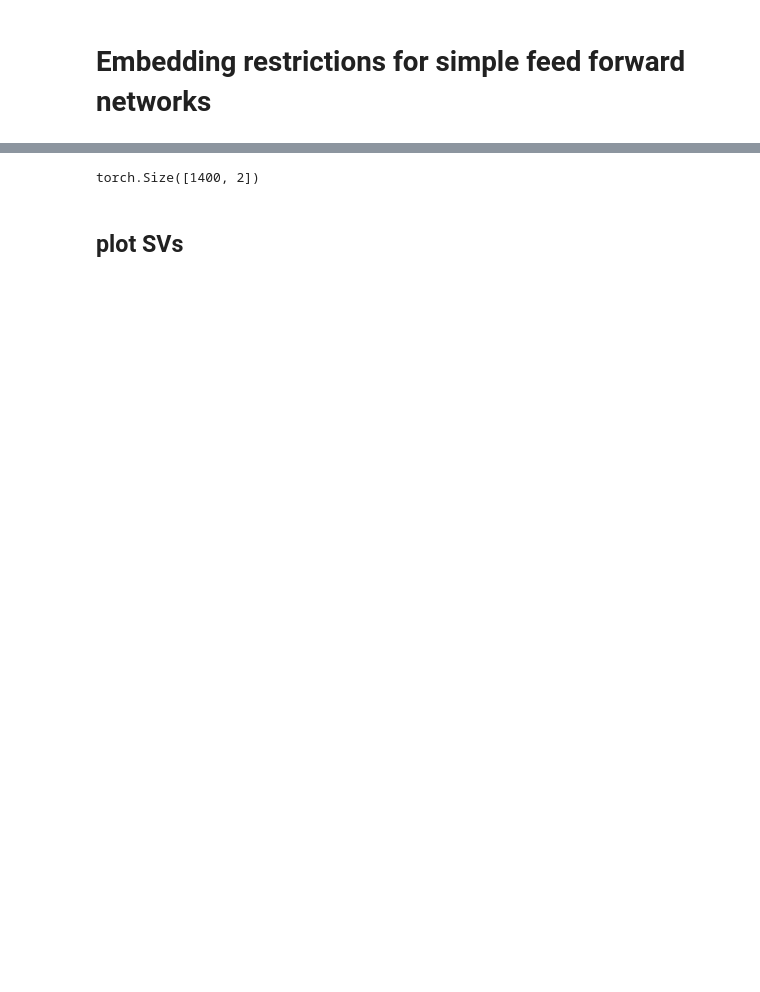
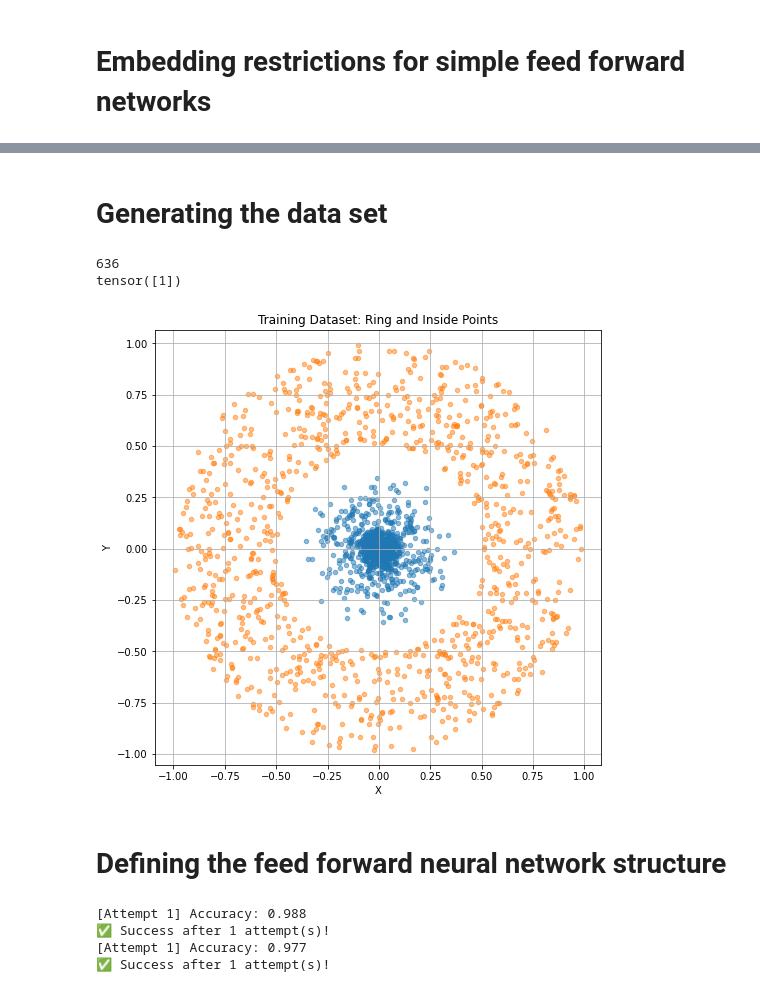
Before and after one commit to twoehrer/embedding, a Jupyter notebook: feedforwardexample.ipynb, the cells around one changed output, grey strips where cells are left out. Drawn from its saved outputs; the diff is of its cells as text; code cells hidden in the pictures; blank space fills up the shorter version.

```diff
--- a/feedforwardexample.ipynb
+++ b/feedforwardexample.ipynb
@@ -7,33 +34,54 @@ It holds that feedforward neural networks (FFNN) of constant width and with full
+# %% [markdown]
+# Generating the data set
 # %%
 # 🧪 Imports and data prep
 import torch
 import torch.nn as nn
 import torch.nn.functional as F
 from torch.utils.data import DataLoader, TensorDataset
 import matplotlib.pyplot as plt
 from sklearn.datasets import make_circles
 from sklearn.model_selection import train_test_split
 from sklearn.preprocessing import StandardScaler
 import numpy as np
+from models.training import make_circles_uniform
 
-torch.manual_seed(43)
-np.random.seed(43)
+# seed = 43
+seed = np.random.randint(1000)
+torch.manual_seed(seed)
+np.random.seed(seed)
 
-depth = 20
 
-# Generate the dataset
-X, y = make_circles(n_samples=2000, noise=0.05, factor=0.2)
-X = StandardScaler().fit_transform(X)
-X_train, X_test, y_train, y_test = train_test_split(X, y, test_size=0.3, stratify=y, random_state=42)
+depth = 15 # Number of layers
+cross_entropy = True
+batch_size=128
 
-X_train = torch.tensor(X_train, dtype=torch.float32)
-y_train = torch.tensor(y_train.reshape(-1, 1), dtype=torch.float32)
-X_test = torch.tensor(X_test, dtype=torch.float32)
-y_test = torch.tensor(y_test.reshape(-1, 1), dtype=torch.float32)
+# # Generate the dataset
+# X, y = make_circles(n_samples=2000, noise=0.05, factor=0.2)
+# X = StandardScaler().fit_transform(X)
+# X_train, X_test, y_train, y_test = train_test_split(X, y, test_size=0.3, stratify=y, random_state=42)
 
-print(X_train.shape)
+# X_train = torch.tensor(X_train, dtype=torch.float32)
+# y_train = torch.tensor(y_train.reshape(-1, 1), dtype=torch.float32)
+# X_test = torch.tensor(X_test, dtype=torch.float32)
+# y_test = torch.tensor(y_test.reshape(-1, 1), dtype=torch.float32)
+
+# plt.scatter(X_train[:, 0], X_train[:, 1], c=y_train, cmap='viridis', s=10)
+# # Create DataLoader for training data
+# train_dataset = TensorDataset(X_train, y_train)
+# test_dataset = TensorDataset(X_test, y_test)
+# train_loader = DataLoader(train_dataset, batch_size=batch_size, shuffle=True)
+# test_loader = DataLoader(test_dataset, batch_size=batch_size, shuffle=False)
+
+# print(y_train)
+
+train_loader, test_loader = make_circles_uniform(output_dim = 1, n_samples = 2000, inner_radius = 0.5, outer_radius = 1.0, buffer = 0.4, cross_entropy=True)
 # %% [output]
-torch.Size([1400, 2])
+636
+tensor([1])
+[figure, added]
+# %% [markdown]
+# Defining the feed forward neural network structure
 # %%
 class FFnet(nn.Module):
     def __init__(self, depth=depth, width=2, bottleneck=False, activation='tanh'):
@@ -166,2 +261,18 @@ def plot_decision_boundary(model, X, y, title="Decision Boundary"):
-# %% [markdown]
-## plot SVs
+# %%
+# Train both models
+model_base, acc_base, losses_base = train_until_threshold(
+    FFnet, train_loader, test_loader,
+    max_retries=20, threshold=0.95,
+    depth=15, width=2, bottleneck=False, activation='tanh'
+)
+
+model_bottleneck, acc_bottleneck, losses_bottleneck = train_until_threshold(
+    FFnet, train_loader, test_loader,
+    max_retries=10, threshold=0.95,
+    depth=15, width=2, bottleneck=True, activation='tanh'
+)
+# %% [output]
+[Attempt 1] Accuracy: 0.988
+✅ Success after 1 attempt(s)!
+[Attempt 1] Accuracy: 0.977
+✅ Success after 1 attempt(s)!
```
Also changed, not shown: parts of 27 cells of this notebook, 13 other files.
